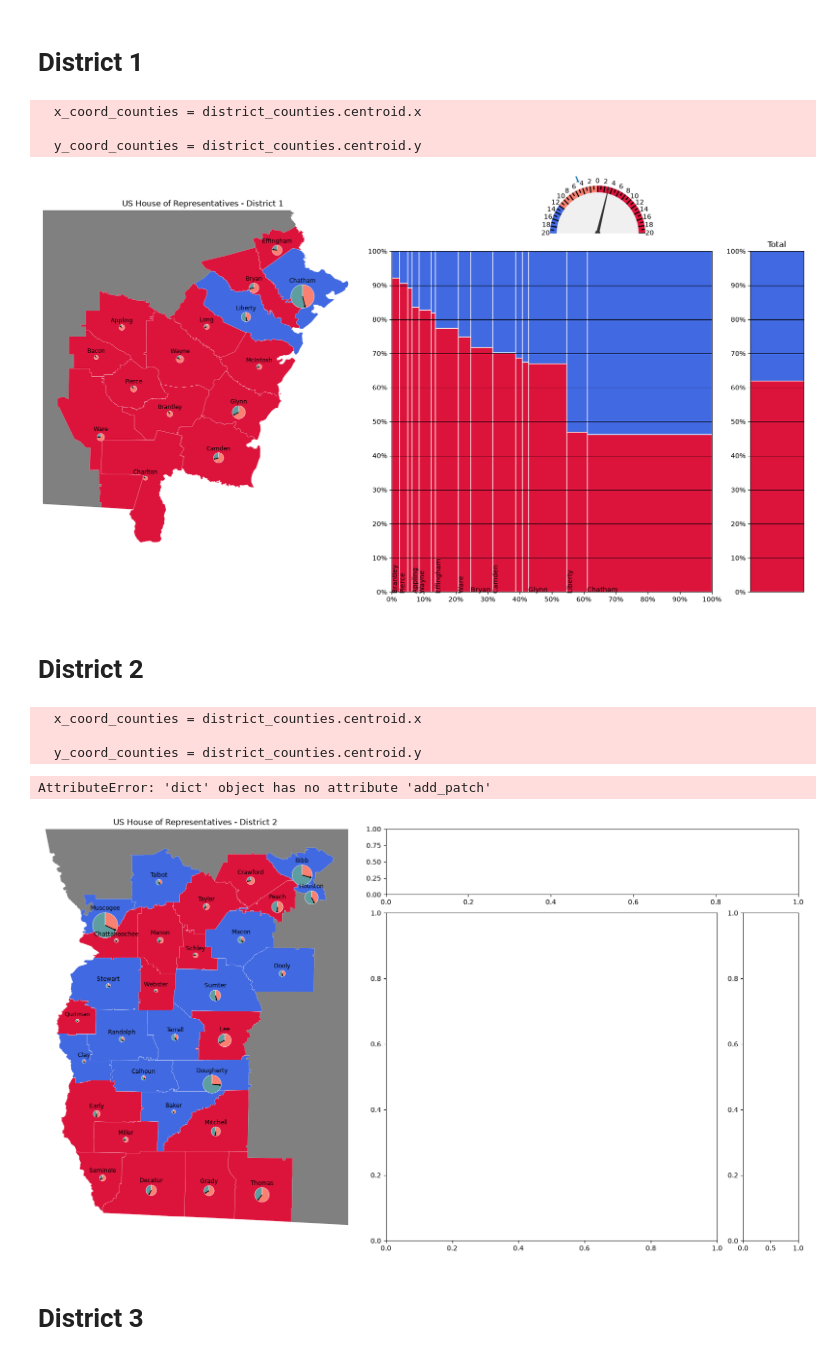
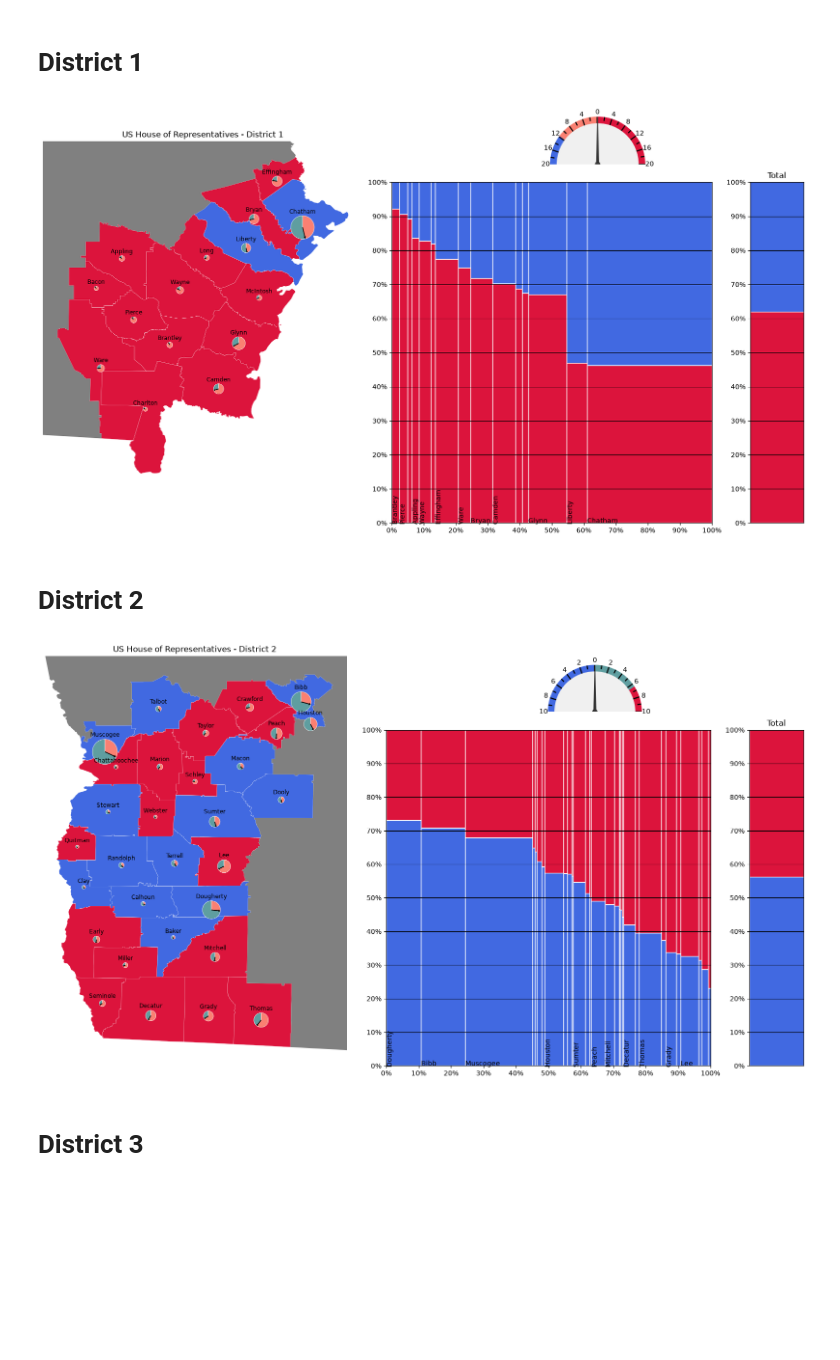
Before and after one commit to davidboers/2026electionmodels, a Jupyter notebook: congressional.ipynb, the cells around one changed output. Drawn from its saved outputs; the diff is of its cells as text; code cells hidden in the pictures; blank space fills up the shorter version.

```diff
--- a/congressional.ipynb
+++ b/congressional.ipynb
@@ -93,6 +92,8 @@ import matplotlib.pyplot as plt
 import matplotlib.colors as mcolors
 from matplotlib.patches import Arrow, Rectangle
 from matplotlib import ticker as mticker
+
+import dials
 
 counties = geopandas.read_file('./gis/cong_w_counties.zip')
 
@@ -179,8 +180,11 @@ def cd_map(dist_num: int):
 
     counties[counties['CD119FP'] != district_fp].dissolve().plot(autolim=False, ax=ax, color='gray')
 
-    x_coord_counties = district_counties.centroid.x
-    y_coord_counties = district_counties.centroid.y
+    district_counties_proj = district_counties.to_crs(district_counties.estimate_utm_crs())
+    centroids = district_counties_proj.geometry.centroid
+    centroids_wgs84 = centroids.to_crs('EPSG:4326')
+    x_coord_counties = centroids_wgs84.x
+    y_coord_counties = centroids_wgs84.y
 
     # Pies
     max_pie_r = 0.075
@@ -219,7 +223,8 @@ def cd_map(dist_num: int):
     ax.set_axis_off()
     ax.set_title(race)
 
-    return district_counties[candidates], axes
+    return district_counties, candidates, axes
+
 
 def cd_marimekko(data0: geopandas.GeoDataFrame, ax: plt.Axes, autoaspect: bool = True, show_labels: bool = True):
     # Args
@@ -298,47 +303,45 @@ def cd_marimekko(data0: geopandas.GeoDataFrame, ax: plt.Axes, autoaspect: bool =
     ax.grid(axis='y', color='black')
     if autoaspect:
         ax.set_aspect('equal', adjustable='box')
+
+
+def mk_district(number: int):
+    district_counties, candidates, axes = cd_map(number)
+    data0 = district_counties[candidates]
+    cd_marimekko(data0, axes['Mari1'], autoaspect=False)
+    totals = data0.sum()
+    totals = pd.DataFrame(totals, index=totals.index).T
+    cd_marimekko(totals, axes['Mari2'], show_labels=False, autoaspect=False)
+    axes['Mari2'].set_xticks([])
+    axes['Mari2'].set_title('Total')
+
+
+    bm_table = districts[f'US House of Representatives - District {number}'][['Rep Benchmark', 'Dem Benchmark']].sum()
+    bm_table = bm_table / bm_table.sum() * 100
+    share_table = data0.sum()
+    share_table = share_table / share_table.sum() * 100
+    tps_swing = (share_table.iloc[1] - bm_table['Dem Benchmark']) - (share_table.iloc[0] - bm_table['Rep Benchmark']) / 2
+    swing_req = (bm_table['Dem Benchmark'] - bm_table['Rep Benchmark']) / 2
+
+    dials.dial_from_swing_required(swing_req, ax=axes['Meta'], swing=tps_swing)
+    axes['Meta'].set_aspect('equal')
+    axes['Meta'].set_xlim(-0.6, 0.6)
+    axes['Meta'].set_ylim(0, 0.6)
+    axes['Meta'].set_axis_off()
 # %% [markdown]
 # District 1
 # %%
-import dials
-
-data0, axes = cd_map(1)
-cd_marimekko(data0, axes['Mari1'], autoaspect=False)
-totals = data0.sum()
-totals = pd.DataFrame(totals, index=totals.index).T
-cd_marimekko(totals, axes['Mari2'], show_labels=False, autoaspect=False)
-axes['Mari2'].set_xticks([])
-axes['Mari2'].set_title('Total')
-
-
-bm_table = districts['US House of Representatives - District 1'][['Rep Benchmark', 'Dem Benchmark']].sum()
-bm_table = bm_table / bm_table.sum() * 100
-swing_req = (bm_table['Dem Benchmark'] - bm_table['Rep Benchmark']) / 2
-dials.dial_from_swing_required(swing_req, ax=axes['Meta'], swing=3)
-axes['Meta'].set_aspect('equal')
-axes['Meta'].set_xlim(-0.6, 0.6)
-axes['Meta'].set_ylim(0, 0.6)
-axes['Meta'].set_axis_off()
-
+mk_district(1)
 plt.show()
 # %% [output]
-  x_coord_counties = district_counties.centroid.x
-
-  y_coord_counties = district_counties.centroid.y
-[figure, old version]
+[figure, new version]
 # %% [markdown]
 # District 2
 # %%
-data0, ax = cd_map(2)
-cd_marimekko(data0, ax)
+mk_district(2)
 plt.show()
 # %% [output]
-  x_coord_counties = district_counties.centroid.x
-
-  y_coord_counties = district_counties.centroid.y
-AttributeError: 'dict' object has no attribute 'add_patch'
-[figure, old version]
+[figure, new version]
 # %% [markdown]
 # District 3
 # %%
```
Also changed, not shown: parts of 14 cells of this notebook, 20 other files.
